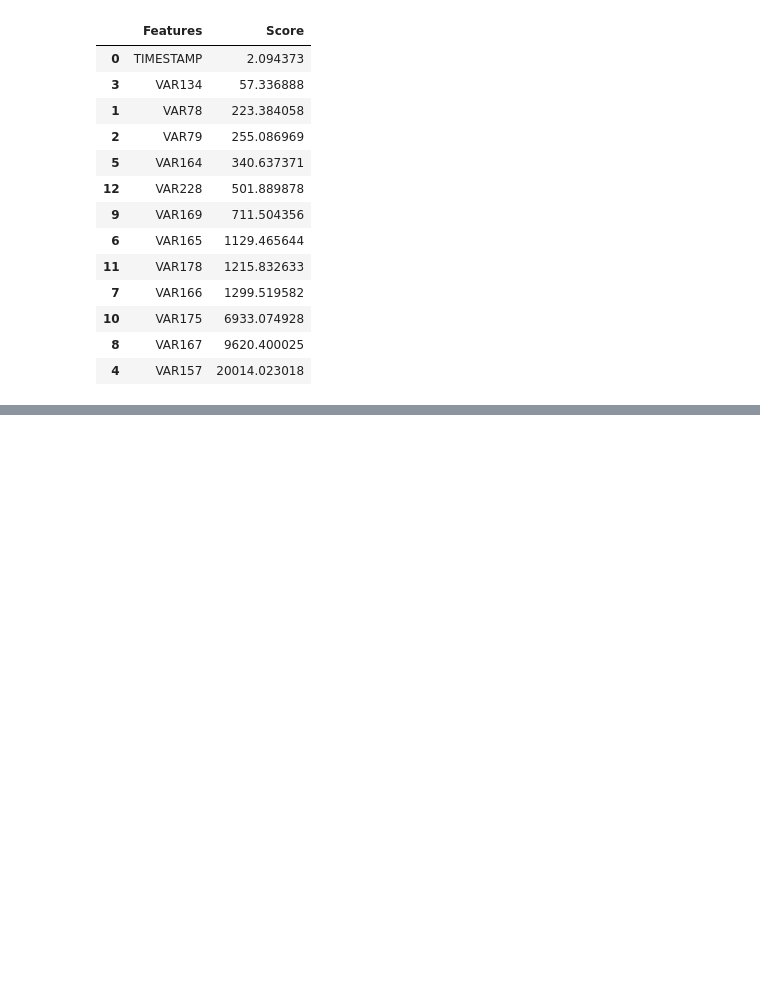
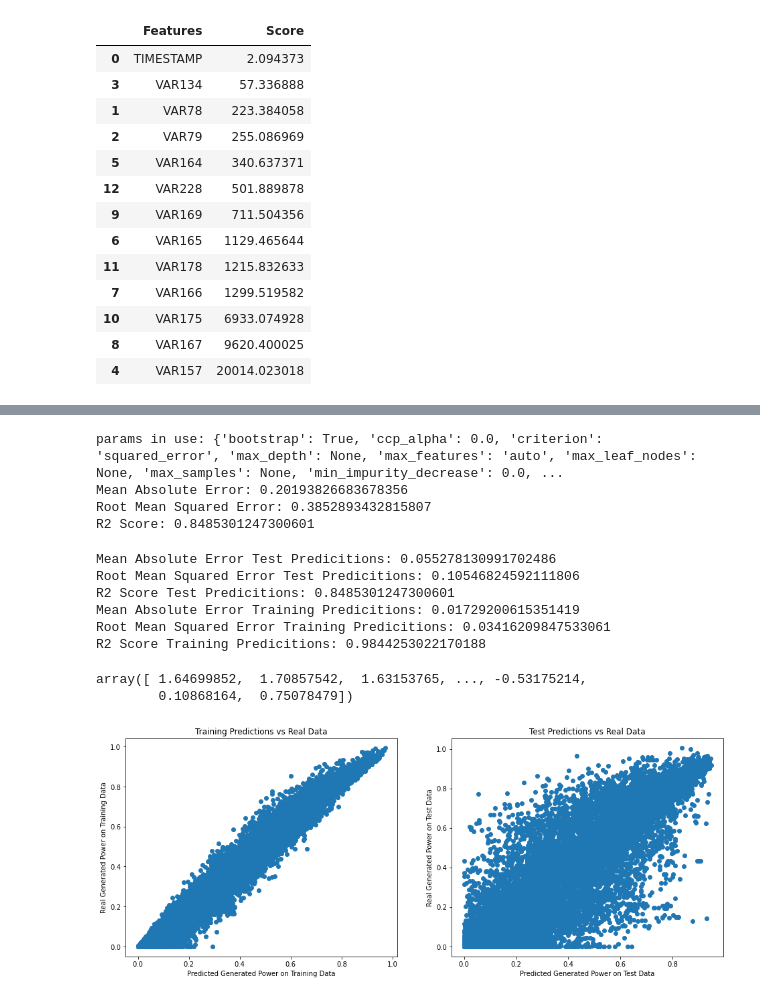
Before and after one commit to gancianthony/SolarForecast, a Jupyter notebook: solar_project.ipynb, the cells around one changed output, grey strips where cells are left out. Drawn from its saved outputs; the diff is of its cells as text; code cells hidden in the pictures; blank space fills up the shorter version.

Commit message:
RandomForest focused
RandomForest returning initial best results focusing on optimizing hyperparameters. Trying to achieve sub 0.10 rmse and get within 100 of actual power generated

```diff
--- a/solar_project.ipynb
+++ b/solar_project.ipynb
@@ -70,0 +75,8 @@ featuresScores.sort_values(by = 'Score')
+# %%
+from sklearn.preprocessing import StandardScaler
+scX = StandardScaler()
+X_train = scX.fit_transform(X_train)
+X_test = scX.transform(X_test)
+scY = StandardScaler()
+y_train = scY.fit_transform(y_train.values.reshape(-1,1))
+y_test = scY.transform(y_test.values.reshape(-1,1))
@@ -70,0 +109,56 @@ featuresScores.sort_values(by = 'Score')
+# %%
+from sklearn.ensemble import RandomForestRegressor
+rf_reg = RandomForestRegressor(n_jobs= -1)
+regressor = rf_reg.fit(X_train, y_train)
+y_pred = regressor.predict(X_test)
+
+from sklearn import metrics
+print(f'params in use: {rf_reg.get_params()}')
+print("Mean Absolute Error:", metrics.mean_absolute_error(y_test, y_pred))
+print("Root Mean Squared Error:",  metrics.mean_squared_error(y_test, y_pred, squared=False))
+print("R2 Score:",  metrics.r2_score(y_test, y_pred))
+# %% [output]
+params in use: {'bootstrap': True, 'ccp_alpha': 0.0, 'criterion': 'squared_error', 'max_depth': None, 'max_features': 'auto', 'max_leaf_nodes': None, 'max_samples': None, 'min_impurity_decrease': 0.0, ...
+Mean Absolute Error: 0.20193826683678356
+Root Mean Squared Error: 0.3852893432815807
+R2 Score: 0.8485301247300601
+# %%
+y_pred_orig = scY.inverse_transform(y_pred.reshape(-1,1))
+y_test_orig = scY.inverse_transform(y_test)
+print("Mean Absolute Error Test Predicitions:", metrics.mean_absolute_error(y_test_orig, y_pred_orig))
+print("Root Mean Squared Error Test Predicitions:",  metrics.mean_squared_error(y_test_orig, y_pred_orig, squared=False))
+print("R2 Score Test Predicitions:",  metrics.r2_score(y_test_orig, y_pred_orig))
+
+train_pred = regressor.predict(X_train)
+train_pred_orig = scY.inverse_transform(train_pred.reshape(-1,1))
+y_train_orig = scY.inverse_transform(y_train)
+print("Mean Absolute Error Training Predicitions:", metrics.mean_absolute_error(y_train_orig, train_pred_orig))
+print("Root Mean Squared Error Training Predicitions:",  metrics.mean_squared_error(y_train_orig, train_pred_orig, squared=False))
+print("R2 Score Training Predicitions:",  metrics.r2_score(y_train_orig, train_pred_orig))
+# %% [output]
+Mean Absolute Error Test Predicitions: 0.055278130991702486
+Root Mean Squared Error Test Predicitions: 0.10546824592111806
+R2 Score Test Predicitions: 0.8485301247300601
+Mean Absolute Error Training Predicitions: 0.01729200615351419
+Root Mean Squared Error Training Predicitions: 0.03416209847533061
+R2 Score Training Predicitions: 0.9844253022170188
+# %%
+y_pred
+# %% [output]
+array([ 1.64699852,  1.70857542,  1.63153765, ..., -0.53175214,
+        0.10868164,  0.75078479])
+# %%
+plt.figure(figsize=(16,6))
+plt.subplot(1,2,2)
+plt.scatter(y_pred_orig, y_test_orig)
+plt.xlabel('Predicted Generated Power on Test Data')
+plt.ylabel('Real Generated Power on Test Data')
+plt.title('Test Predictions vs Real Data')
+plt.subplot(1,2,1)
+plt.scatter(train_pred_orig, y_train_orig)
+plt.xlabel('Predicted Generated Power on Training Data')
+plt.ylabel('Real Generated Power on Training Data')
+plt.title('Training Predictions vs Real Data')
+plt.show()
+# %% [output]
+[figure, added]
```
Also changed, not shown: parts of 19 cells of this notebook.
